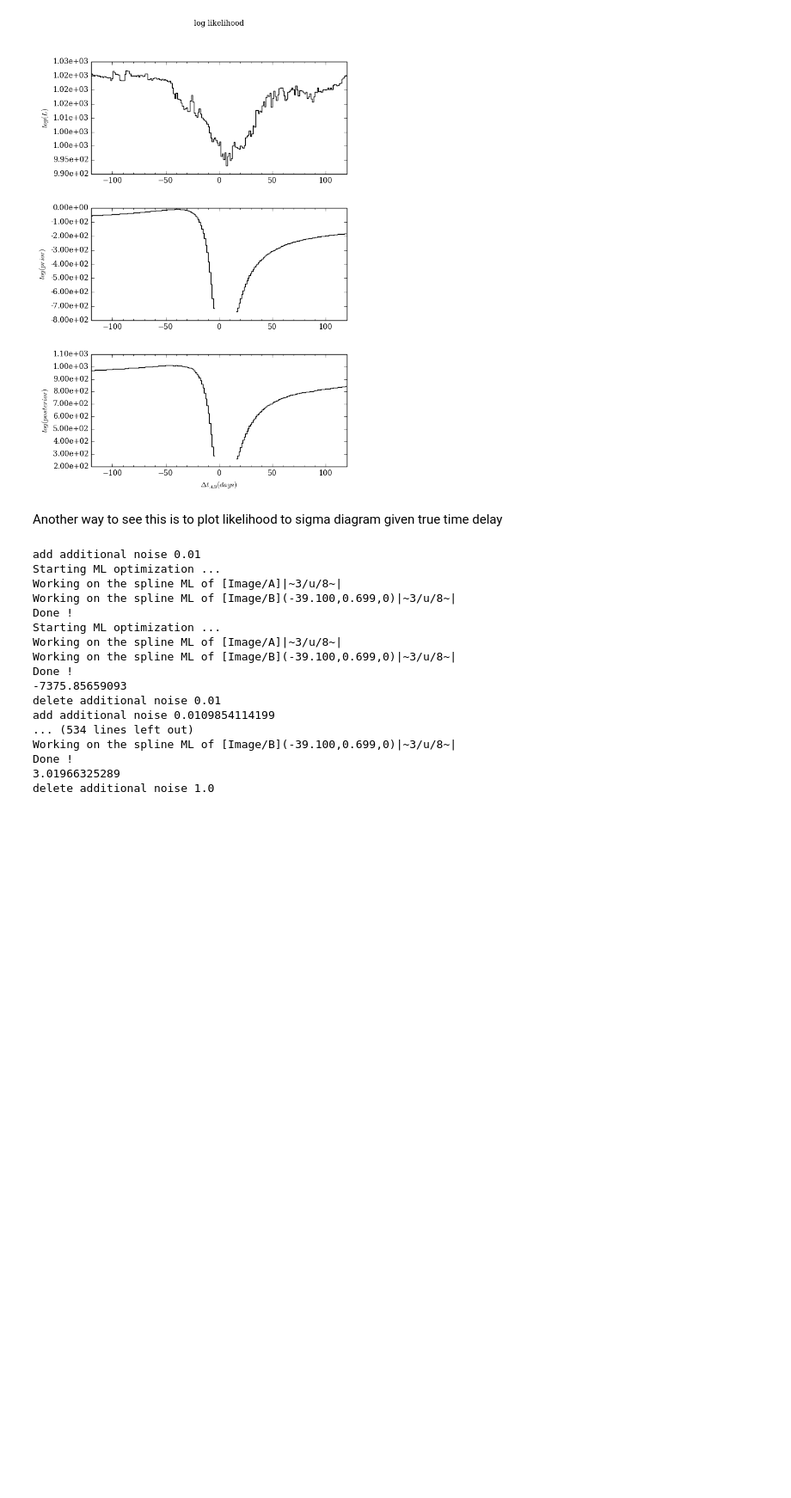
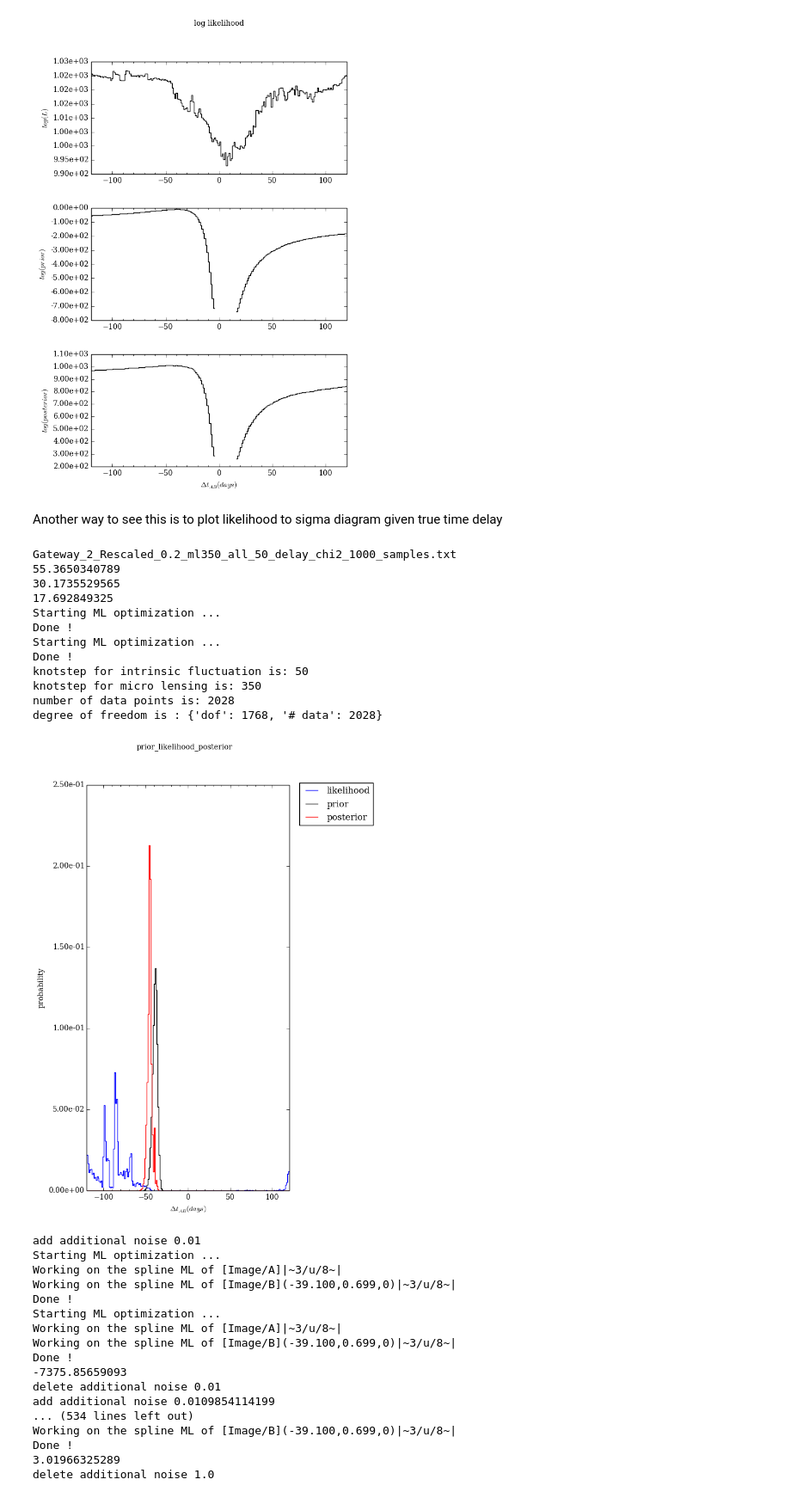
Before and after one commit to LSSTDESC/SLTimer, a Jupyter notebook: notebooks/SLTimer_TDC2_NewWhitening.ipynb, the cells around one changed output. Shown at 86% size. Saved outputs shown, nothing was run; the diff lists cells and outputs as text; code cells hidden in the pictures; blank space fills up the shorter version.

```diff
--- a/notebooks/SLTimer_TDC2_NewWhitening.ipynb
+++ b/notebooks/SLTimer_TDC2_NewWhitening.ipynb
@@ -66,16 +69,16 @@ def getFile(knotstep):
     name=name_data.format(knotstep)
     url=SampleUrl+name
     urllib.urlretrieve(url, name)
-def plot_file(timer, knotstep, batch_sigma=False):
+def plot_file(timer, knotstep, batch_sigma=False, method="plot_log_file"):
     name=name_data.format(knotstep)
     print(name)
-    timer.plot_likelihood_from_file(name, outName="", chisquare=True, bins=200,corner_plot=False, add_prior=True, batch_sigma=batch_sigma)
-def batch_analyze(timer, knotstep, batch_sigma=False, download=True):
+    timer.plot_likelihood_from_file(name, outName="", chisquare=True, bins=200,corner_plot=False, add_prior=True, batch_sigma=batch_sigma, method=method)
+def batch_analyze(timer, knotstep, batch_sigma=False, download=True, method="plot_log_file"):
     timer.knotstep=knotstep
     timer.ml_knotstep=350
     if download:
         getFile(knotstep)
-    plot_file(timer, knotstep, batch_sigma=batch_sigma)
+    plot_file(timer, knotstep, batch_sigma=batch_sigma, method=method)
     print("degree of freedom is : {0}".format(timer.degree_of_freedom()))
 def plot_light_curve(timer, delay, knotstep,jdrange=(59500,63100)):
     timer.knotstep=knotstep
@@ -138,6 +141,23 @@ degree of freedom is : {'dof': 1770, '# data': 2028}
 [figure]
 # %% [markdown]
 Another way to see this is to plot likelihood to sigma diagram given true time delay
+# %%
+name_data="Gateway_2_Rescaled_0.2_ml350_all_50_delay_chi2_1000_samples.txt"
+batch_analyze(timer, knotstep=50, method="plot exp in same graph")
+# %% [output]
+Gateway_2_Rescaled_0.2_ml350_all_50_delay_chi2_1000_samples.txt
+55.3650340789
+30.1735529565
+17.692849325
+Starting ML optimization ...
+Done !
+Starting ML optimization ...
+Done !
+knotstep for intrinsic fluctuation is: 50
+knotstep for micro lensing is: 350
+number of data points is: 2028
+degree of freedom is : {'dof': 1768, '# data': 2028}
+[figure, added]
 # %%
 def get_loglikelihood(timer, sigma):
     timer.reset_lc()
```
Also changed, not shown: parts of 3 cells of this notebook, 2 other files.
